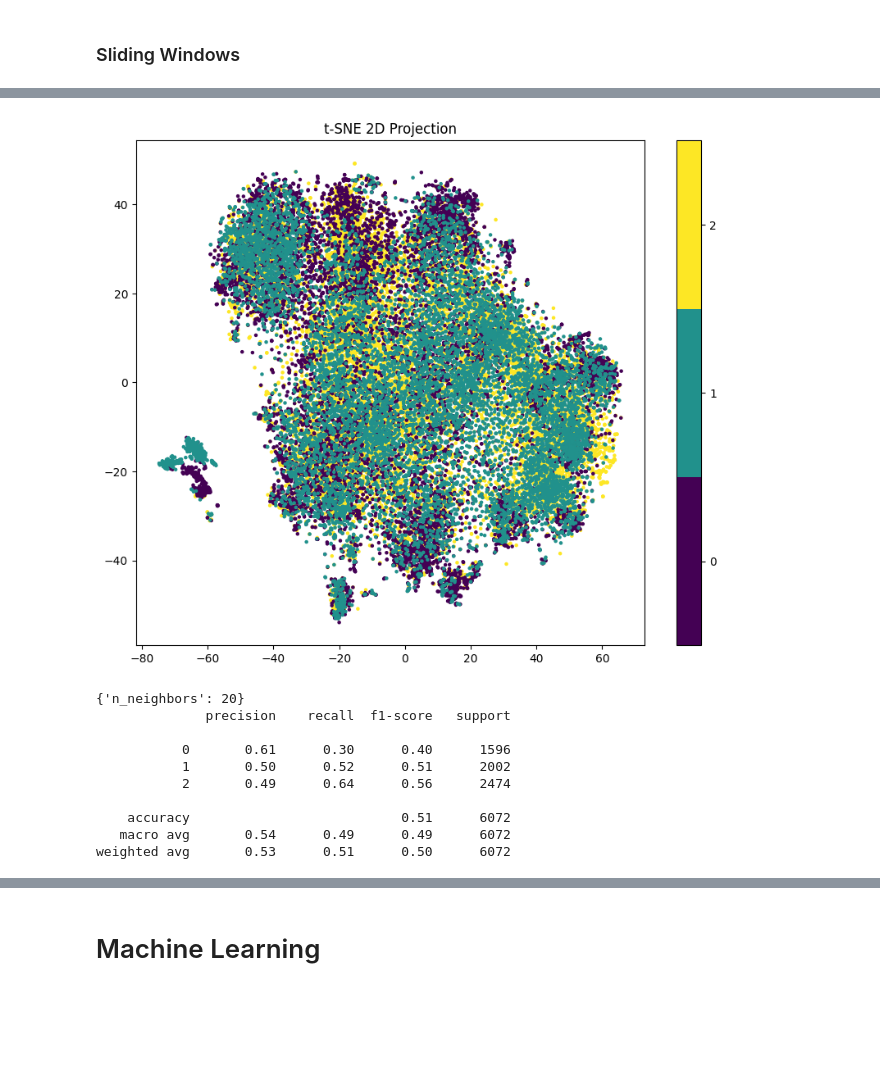
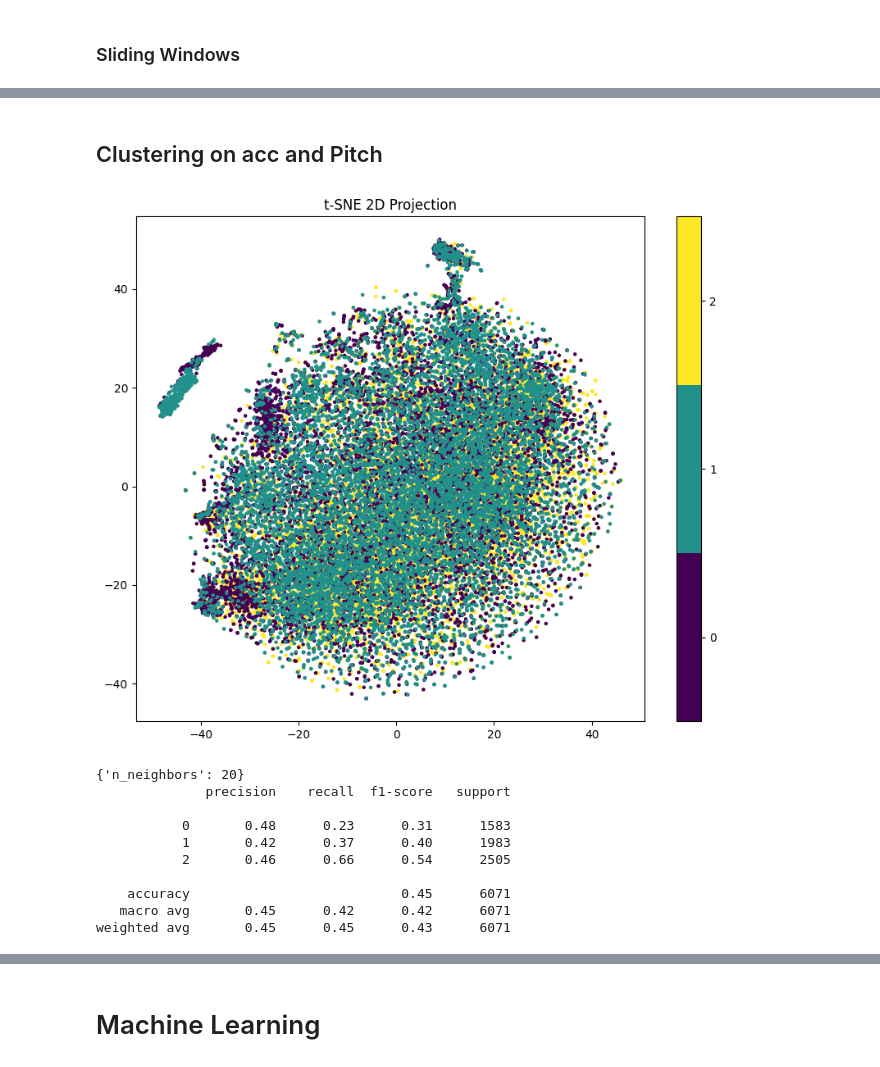
Before and after one commit to RenanFlorencio/DBdatasets, a Jupyter notebook: UAH-driveset/UAHDriveSet.ipynb, the cells around one changed output, grey strips where cells are left out. Cells and saved outputs as stored; diff of their text form; code cells hidden in the pictures; blank space fills up the shorter version.

Commit message:
More projections of data

```diff
--- a/UAH-driveset/UAHDriveSet.ipynb
+++ b/UAH-driveset/UAHDriveSet.ipynb
@@ -135,7 +136,7 @@ boxplots(df_acc, sensors=['acc'], names=['aceleração (m/s²)'], classes=['norm
 # %% [markdown]
 ### Sliding Windows
 # %%
-def create_sliding_windows(data, window_size=7, step_size=1):
+def create_sliding_windows(data, window_size=7, step_size=1, columns=None):
     # This function returns the sliding windows and the labels for each window
     # If output_3d is True, the output will be a 3D array, otherwise it will be a 2D array
     # The 2D array is (num_samples, num_features), useful for ML and the 3D array is (num_samples, window_size/time_steps, num_features), useful for RNNs
@@ -154,7 +155,11 @@ def create_sliding_windows(data, window_size=7, step_size=1):
                 end = len(data[label])
 
             window_label = label # Getting the most frequent event in the window
-            window = data[label][i:end].drop(['timestamp'], axis=1, inplace=False) # Dropping 'evento' and 'seconds_passed' columns
+
+            if columns:
+                window = data[label][i:end][columns]
+            else:
+                window = data[label][i:end].drop(['timestamp'], axis=1, inplace=False) # Dropping 'evento' and 'seconds_passed' columns
 
             if len(window) < window_size:
                 padding = np.zeros((window_size - len(window), len(window.columns))) # Padding the window with zeros and the same amount of columns
@@ -177,7 +182,6 @@ def scale_data(X_train, X_test):
     X_test = scaler.transform(X_test)
     return X_train, X_test
 # %%
-def encode(y):
-    le = LabelEncoder()
+def encode(y, le):
     y = le.fit_transform(y)
     return y
@@ -208 +188,5 @@ Test set: {np.str_('aggressive'): np.int64(1596), np.str_('drowsy'): np.int64(20
+# %%
+window_size = 20
+step_size = 10
+label_encoder = LabelEncoder()
 # %%
@@ -237,17 +269,23 @@ visualize_tsne_2d(X_scaled, y_encoded, perplexity=30, learning_rate=200)
+# %% [markdown]
+## Clustering on acc and Pitch
+# %%
+X, y = create_sliding_windows(df_acc, window_size, step_size, columns=['acc', 'acc_x', 'acc_y', 'Pitch']) # This will create the sliding windows with a 2D X and 1D y
+X_scaled = StandardScaler().fit_transform(X)
+y_encoded = encode(y, label_encoder)
 # %%
-visualize_tsne_2d(X_scaled, y, perplexity=60, learning_rate=500)
+visualize_tsne_2d(X_scaled, y_encoded, perplexity=30, learning_rate=200)
 # %% [output]
-[figure, old version]
+[figure, new version]
 # %%
-print(fit_kNN(X, y)[0])
+print(fit_kNN(X_scaled, y_encoded)[0])
 # %% [output]
 {'n_neighbors': 20}
               precision    recall  f1-score   support
 
-           0       0.61      0.30      0.40      1596
-           1       0.50      0.52      0.51      2002
-           2       0.49      0.64      0.56      2474
+           0       0.48      0.23      0.31      1583
+           1       0.42      0.37      0.40      1983
+           2       0.46      0.66      0.54      2505
 
-    accuracy                           0.51      6072
-   macro avg       0.54      0.49      0.49      6072
-weighted avg       0.53      0.51      0.50      6072
+    accuracy                           0.45      6071
+   macro avg       0.45      0.42      0.42      6071
+weighted avg       0.45      0.45      0.43      6071
```
Also changed, not shown: parts of 50 cells of this notebook.
